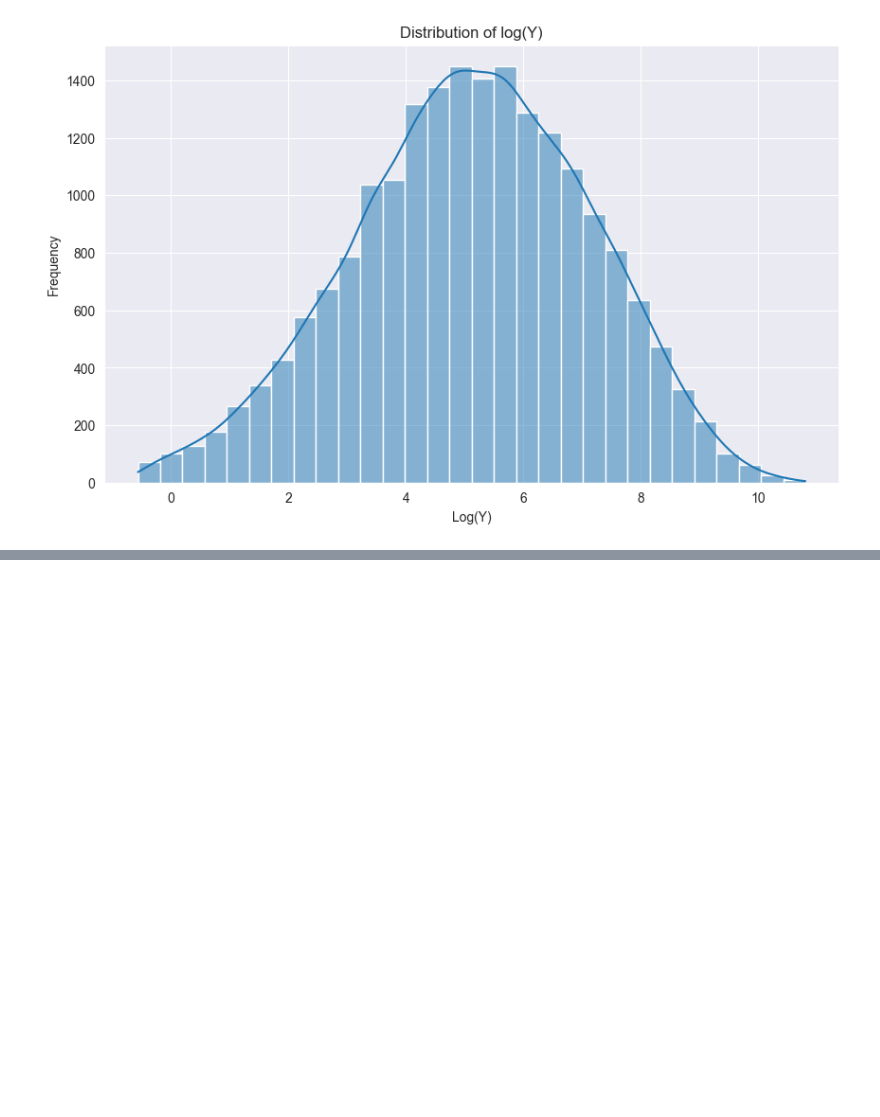
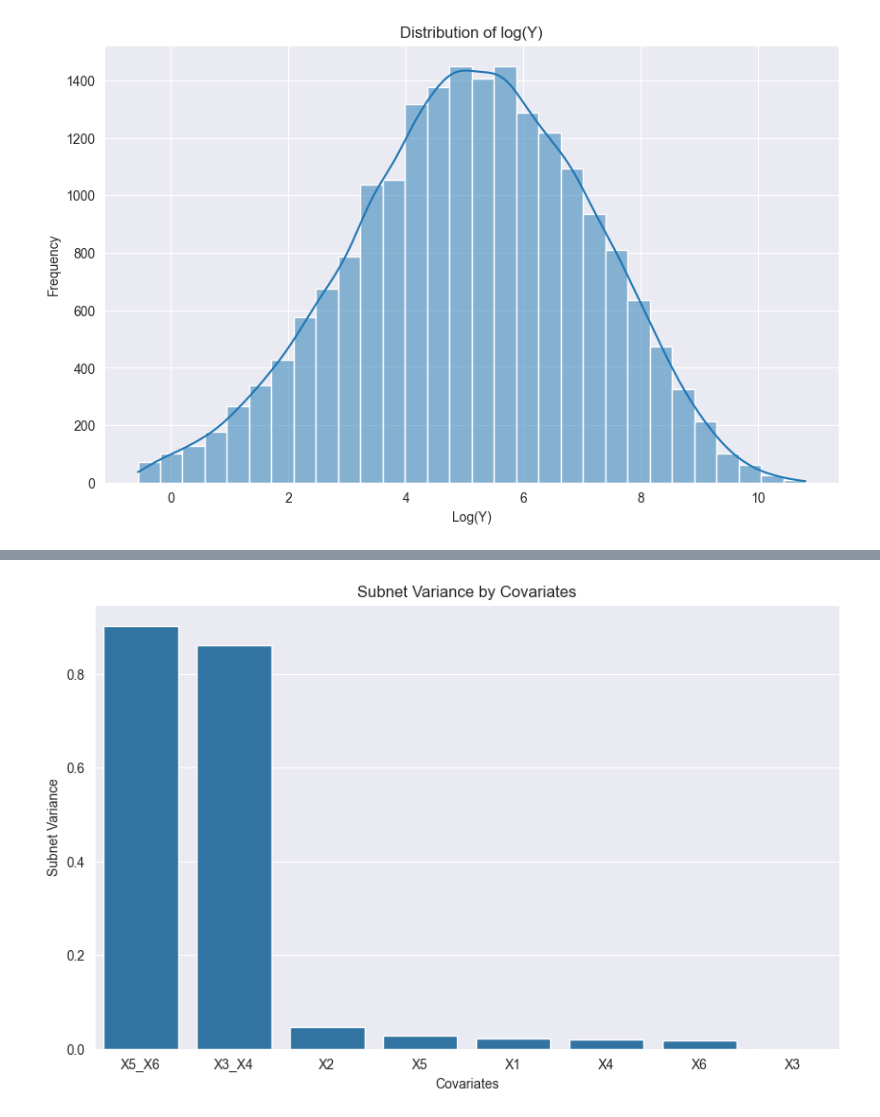
Before and after one commit to tupho289/Honours, a Jupyter notebook: model_comparison_synthetic.ipynb, the cells around one changed output, grey strips where cells are left out. Cells and saved outputs as stored; diff of their text form; code cells hidden in the pictures; blank space fills up the shorter version.

```diff
--- a/model_comparison_synthetic.ipynb
+++ b/model_comparison_synthetic.ipynb
@@ -438,0 +376,28 @@ es = EarlyStopping(restore_best_weights = True, patience = 10)
+# %%
+# -------------------------- hyperparameters of final model --------------------------
+# # hyperparameter tuning
+# tuner_NAM = kt.tuners.BayesianOptimization(
+#     build_NAM,
+#     objective = 'val_loss',
+#     max_trials = 1,
+#     directory = "hyperparameter_tuning_synthetic_NAM",
+#     seed = 2024 # for reproducibility
+# )
+
+# # regularization
+# es = EarlyStopping(patience = 10, restore_best_weights = True)
+
+# # search for the best model
+# tuner_NAM.search(X_train_split, y_train,
+#             epochs = 5_000,
+#             batch_size = 1_000,
+#             validation_data = (X_val_split, y_val),
+#             callbacks = [es])
+
+# # get the best model
+# model_NAM = tuner_NAM.get_best_models()[0]
+# tuner_NAM.results_summary(1)
+
+es = EarlyStopping(restore_best_weights = True, patience = 10)
+%time history = model.fit(X_train_split, y_train, epochs = 5_000, \
+    callbacks = [es], batch_size = 1_000, validation_data = (X_val_split, y_val))
@@ -439,9 +422,9 @@ es = EarlyStopping(restore_best_weights = True, patience = 10)
 # %%
 # -------------------------- quantify variable importance --------------------------
-subnet_layer = model_main_pairwise.get_layer("subnet_output")
-subnet_output_model = Model(inputs = model_main_pairwise.inputs,
+subnet_layer = model.get_layer("subnet_output")
+subnet_output_model = Model(inputs = model.inputs,
                             outputs = subnet_layer.output)
-subnet_output_values = subnet_output_model.predict(X_train_important, batch_size = X_train_important[0].shape[0])
+subnet_output_values = subnet_output_model.predict(X_train_split)
 
 
 # Get the variance of each subnetwork across all data points
@@ -451,8 +434,8 @@ for i in range(subnet_output_values.shape[1]):
 
 # Define covariates
 covariates = [name for name in imp_vars]
-for i in range(len(imp_interactions)):
-    covariates.append(f"{imp_interactions[i][0]}_{imp_interactions[i][1]}")
+for i in range(len(interactions)):
+    covariates.append(f"{interactions[i][0]}_{interactions[i][1]}")
 
 
 # -------------------------- plot the variable importance --------------------------
@@ -469,3 +452,4 @@ plt.title("Subnet Variance by Covariates")
 plt.xlabel("Covariates")
 plt.ylabel("Subnet Variance")
 plt.show()
+# %% [output]
@@ -472,3 +457,4 @@ plt.show()
+[figure, added]
 # %%
 # -------------------------- Create the Pairwise Only Model --------------------------
 pairwise_effect = ("X3", "X4")  # the pairwise effect we want to view
```
Also changed, not shown: parts of 14 cells of this notebook, 3 other files.
